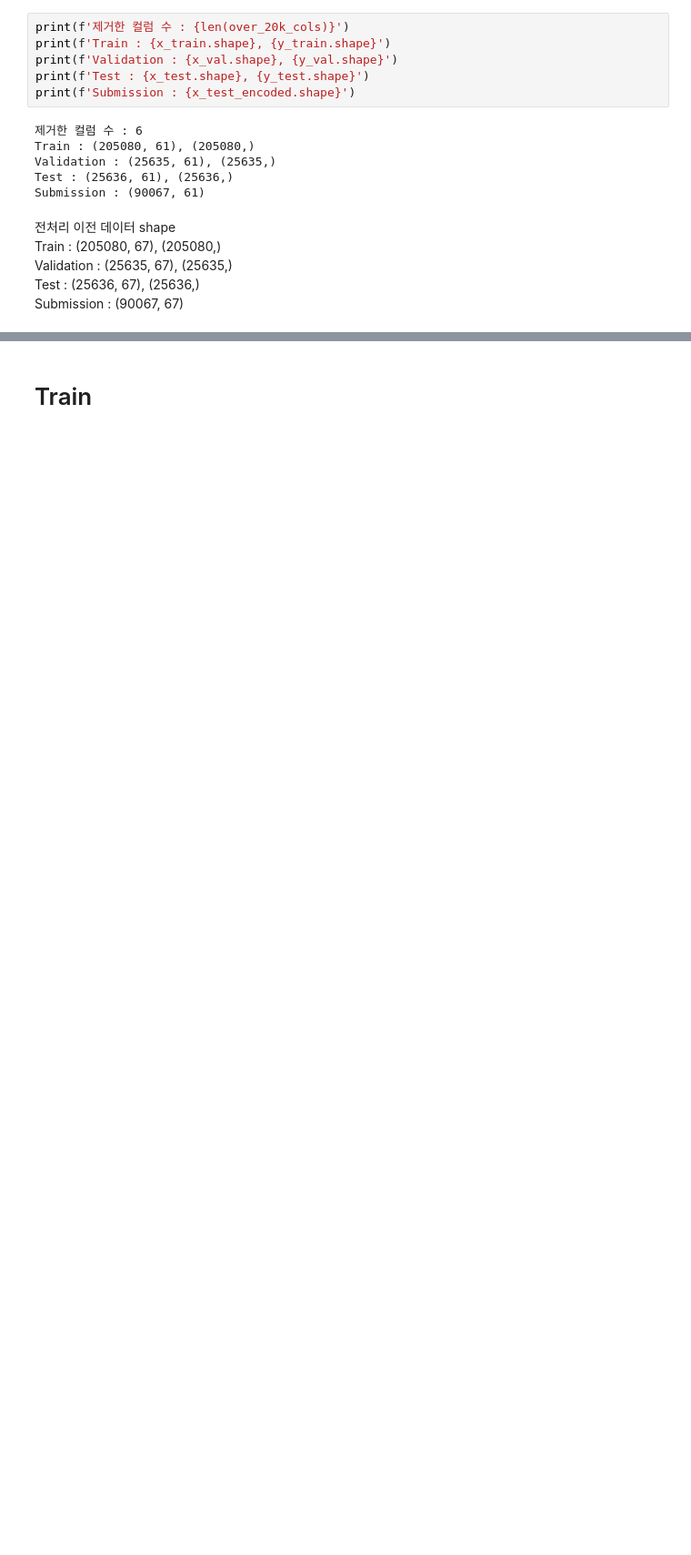
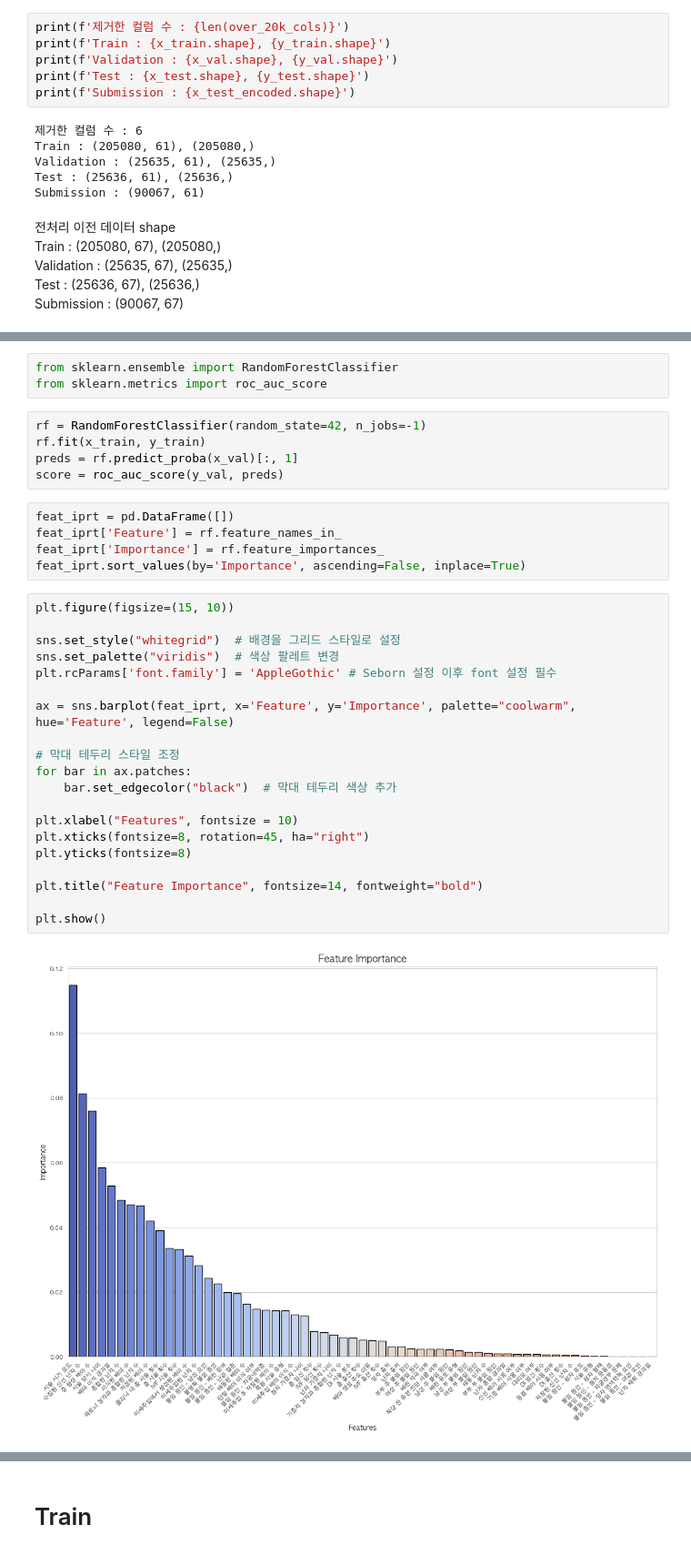
Before and after one commit to LEEINSEO-0118/LG_Aimers_Infertility, a Jupyter notebook: Code/eda.ipynb, the cells around one changed output, grey strips where cells are left out. Shown at 91% size. Cells and saved outputs as stored; diff of their text form; blank space fills up the shorter version.

```diff
--- a/Code/eda.ipynb
+++ b/Code/eda.ipynb
@@ -376,0 +379,35 @@ x_train[list(cols_for_std)].describe()
+# %%
+from sklearn.ensemble import RandomForestClassifier
+from sklearn.metrics import roc_auc_score
+# %%
+rf = RandomForestClassifier(random_state=42, n_jobs=-1)
+rf.fit(x_train, y_train)
+preds = rf.predict_proba(x_val)[:, 1]
+score = roc_auc_score(y_val, preds)
+# %%
+feat_iprt = pd.DataFrame([])
+feat_iprt['Feature'] = rf.feature_names_in_
+feat_iprt['Importance'] = rf.feature_importances_
+feat_iprt.sort_values(by='Importance', ascending=False, inplace=True)
+# %%
+plt.figure(figsize=(15, 10))
+
+sns.set_style("whitegrid")  # 배경을 그리드 스타일로 설정
+sns.set_palette("viridis")  # 색상 팔레트 변경
+plt.rcParams['font.family'] = 'AppleGothic' # Seborn 설정 이후 font 설정 필수
+
+ax = sns.barplot(feat_iprt, x='Feature', y='Importance', palette="coolwarm", hue='Feature', legend=False)
+
+# 막대 테두리 스타일 조정
+for bar in ax.patches:
+    bar.set_edgecolor("black")  # 막대 테두리 색상 추가
+
+plt.xlabel("Features", fontsize = 10)
+plt.xticks(fontsize=8, rotation=45, ha="right")
+plt.yticks(fontsize=8)
+
+plt.title("Feature Importance", fontsize=14, fontweight="bold")
+
+plt.show()
+# %% [output]
+[figure, added]
```
Also changed, not shown: parts of 27 cells of this notebook.
